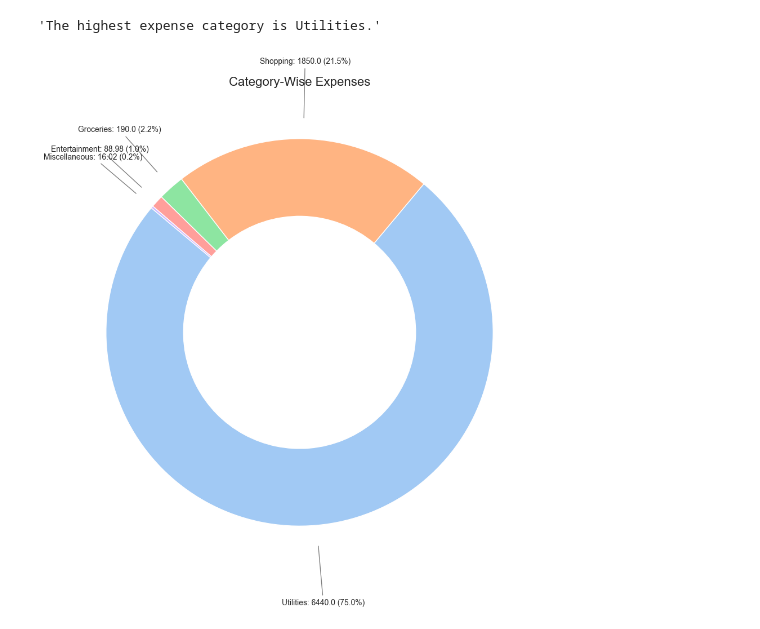
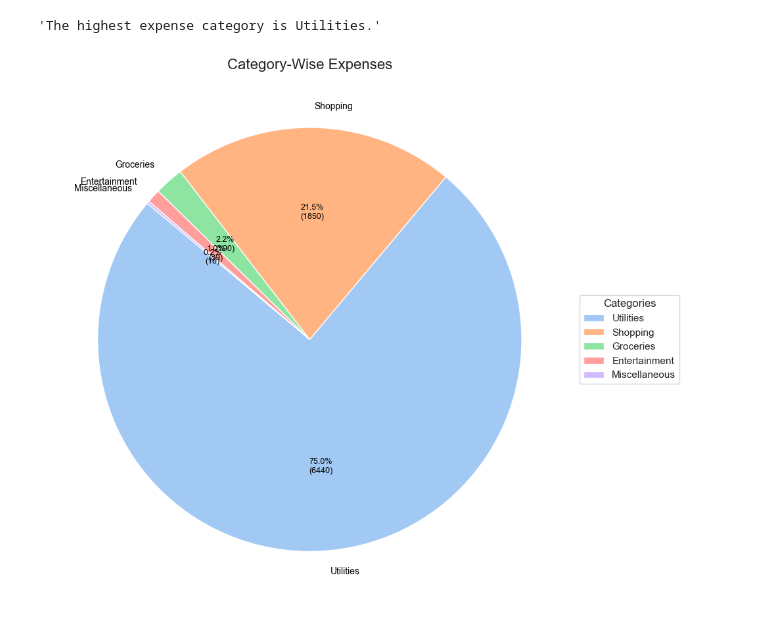
Before and after one commit to Prathyusha-Akundi/expense-management-assistant, a Jupyter notebook: experiments/orchestrate.ipynb, the cells around one changed output. Cells and saved outputs as stored; diff of their text form; code cells hidden in the pictures.

```diff
--- a/experiments/orchestrate.ipynb
+++ b/experiments/orchestrate.ipynb
@@ -78,50 +78,43 @@ import numpy as np
 # %%
 category_expense_report = expense_manager.category_expense_report
 """
 Creates a pie chart from the category_expense_report using Matplotlib (styled with Seaborn)
 and saves it as an image, showing both percentages and absolute values.
 """
 categories = list(category_expense_report.keys())
 amounts = list(category_expense_report.values())
 total_amount = sum(amounts)
 
+# Set Seaborn theme for consistency
+sns.set_theme(style="whitegrid")
+
 # Function to display both percentage and absolute values
 def autopct_func(pct):
     absolute = int(round(pct * total_amount / 100.0))
     return f"{pct:.1f}%\n({absolute})"
 
-# Create the figure
-plt.figure(figsize=(10, 10))
-wedges, texts = plt.pie(
+# Plot the pie chart
+plt.figure(figsize=(10, 10))  # Increased size for better spacing
+wedges, texts, autotexts = plt.pie(
     amounts,
+    labels=categories,
+    autopct=autopct_func,
     startangle=140,
     colors=sns.color_palette("pastel"),
-    wedgeprops=dict(width=0.4),  # Creates a donut chart
+    textprops={'color': "black"}
 )
 
-# Custom annotation with arrows
-for i, (wedge, category) in enumerate(zip(wedges, categories)):
-    angle = (wedge.theta2 - wedge.theta1) / 2 + wedge.theta1
-    x = wedge.r * np.cos(np.deg2rad(angle))
-    y = wedge.r *  np.sin(np.deg2rad(angle))
+# Adjust label positions to reduce overlap
+for text in texts:
+    text.set_fontsize(10)  # Adjust font size for better readability
+for autotext in autotexts:
+    autotext.set_fontsize(9)
 
-    # Label position (outside the wedge)
-    label_x = wedge.r * 1 * np.cos(np.deg2rad(angle))
-    label_y = wedge.r * 1 * np.sin(np.deg2rad(angle))
+# Add a legend for better readability if many labels
+plt.legend(wedges, categories, title="Categories", loc="center left", bbox_to_anchor=(1, 0.5))
 
-    # Draw annotation with arrow
-    plt.annotate(
-        f"{category}: {amounts[i]} ({round((amounts[i] / total_amount) * 100, 1)}%)",
-        xy=(x, y),
-        xytext=(label_x, label_y),
-        arrowprops=dict(arrowstyle="-", color="gray", lw=1),
-        fontsize=10,
-        ha="center",
-        va="center",
-    )
-
-# Add a title
+# Title and layout adjustments
 plt.title("Category-Wise Expenses", fontsize=16)
-plt.tight_layout()
+plt.tight_layout()  # Automatically adjust layout to avoid overlap
 # %% [output]
-[figure, old version]
+[figure, new version]
```
